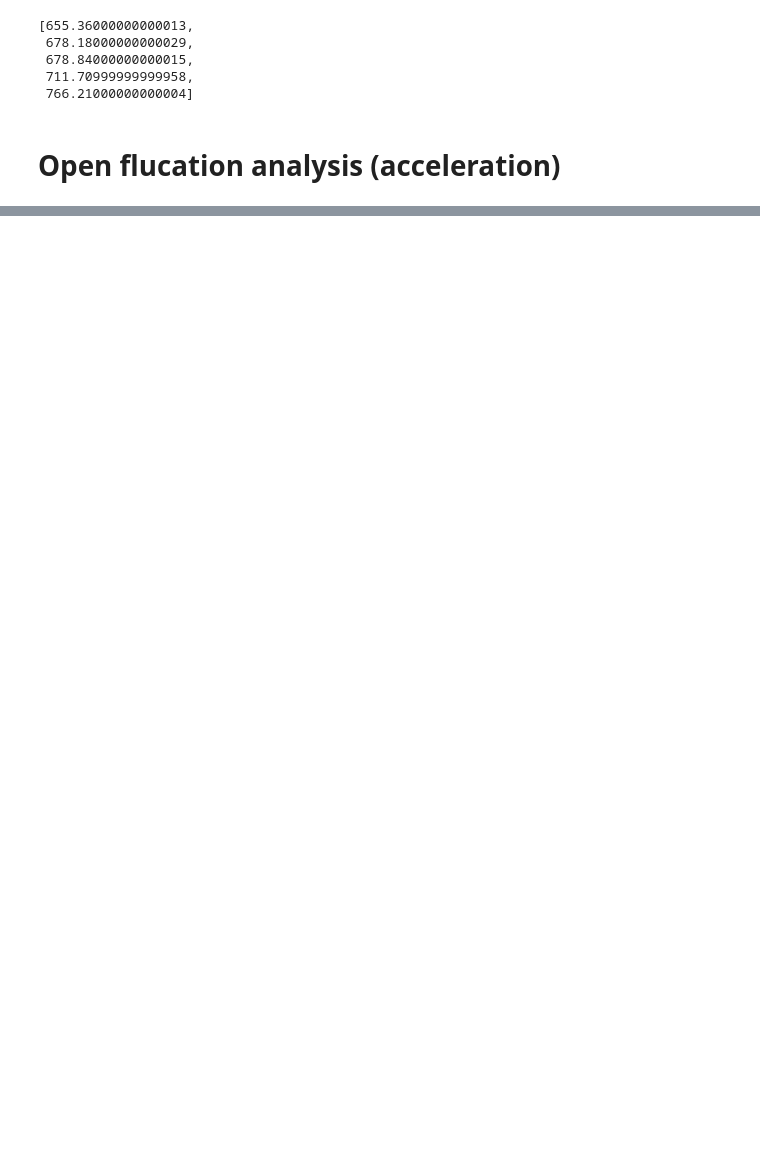
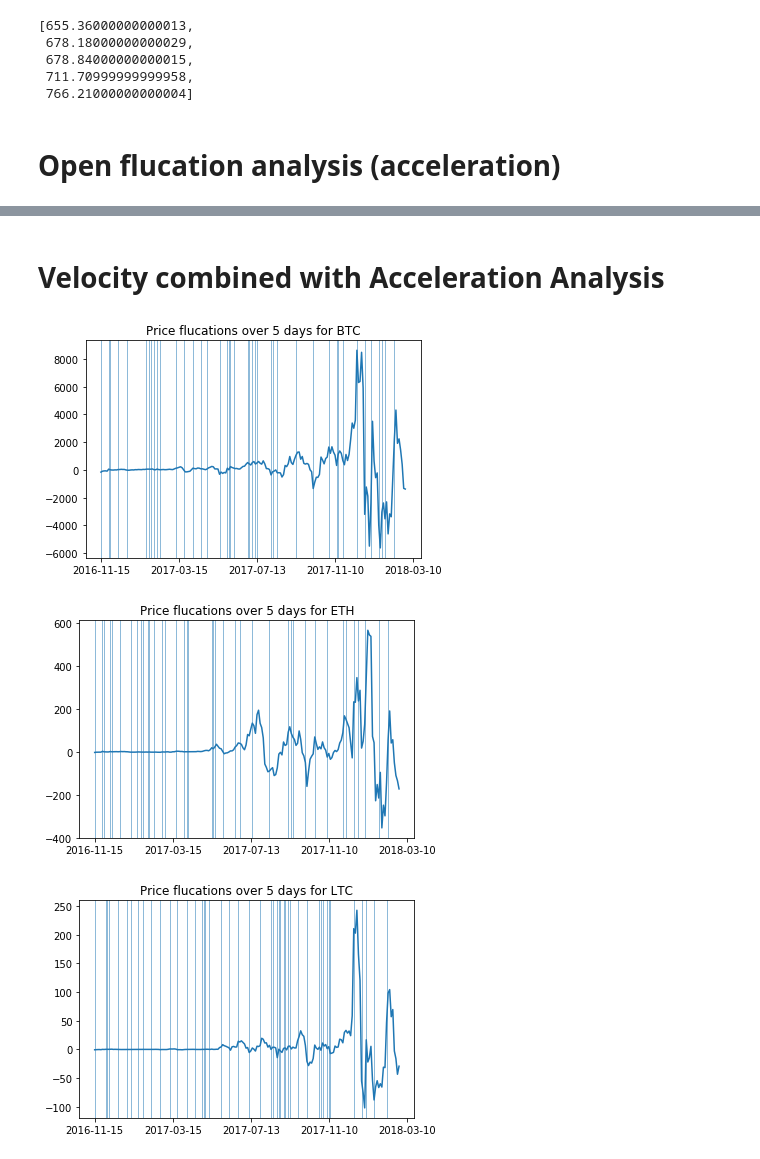
Before and after one commit to mhorton20916/project_one, a Jupyter notebook: crypto_comparison.ipynb, the cells around one changed output, grey strips where cells are left out. Drawn from its saved outputs; the diff is of its cells as text; code cells hidden in the pictures; blank space fills up the shorter version.

```diff
--- a/crypto_comparison.ipynb
+++ b/crypto_comparison.ipynb
@@ -168,0 +190,46 @@ plt.show()
+# %% [markdown]
+# Velocity combined with Acceleration Analysis
+# %%
+sign_changes_btc_normalized = np.append(sign_changes_btc,[0,0,0,0,0])
+sign_changes_eth_normalized = np.append(sign_changes_eth,[0,0,0,0,0])
+sign_changes_ltc_normalized = np.append(sign_changes_ltc,[0,0,0,0,0])
+
+num_ticks = 5
+
+inv_ticks = int(len(btc_df['Date'])/num_ticks)
+
+xlist = [i for i in range(len(sign_changes_btc_normalized))]
+
+fig, ax = plt.subplots()
+plt.plot(btc_differences)
+for x in xlist:
+    if sign_changes_btc_normalized[x]==1:
+        plt.axvline(x=x,linewidth=0.5)
+plt.title('Price flucations over %s days for BTC'%str(step))
+plt.xticks([i for i in range(num_ticks)],[btc_df['Date'][inv_ticks*i] for i in range(num_ticks+1)])
+ax.xaxis.set_major_locator(ticker.MaxNLocator(num_ticks))
+plt.show()
+fig, ax = plt.subplots()
+plt.plot(eth_differences)
+for x in xlist:
+    if sign_changes_eth_normalized[x]==1:
+        plt.axvline(x=x,linewidth=0.5)
+plt.title('Price flucations over %s days for ETH'%str(step))
+plt.xticks([i for i in range(num_ticks)],[eth_df['Date'][inv_ticks*i] for i in range(num_ticks+1)])
+ax.xaxis.set_major_locator(ticker.MaxNLocator(num_ticks))
+plt.show()
+fig, ax = plt.subplots()
+plt.plot(ltc_differences)
+for x in xlist:
+    if sign_changes_ltc_normalized[x]==1:
+        plt.axvline(x=x,linewidth=0.5)
+plt.title('Price flucations over %s days for LTC'%str(step))
+plt.xticks([i for i in range(num_ticks)],[ltc_df['Date'][inv_ticks*i] for i in range(num_ticks+1)])
+ax.xaxis.set_major_locator(ticker.MaxNLocator(num_ticks))
+plt.show()
+
+# The above replots the velocity analysis and highlights the detected events with vertical lines
+# %% [output]
+[figure, added]
+[figure, added]
+[figure, added]
```
Also changed, not shown: parts of 14 cells of this notebook, 7 other files.
